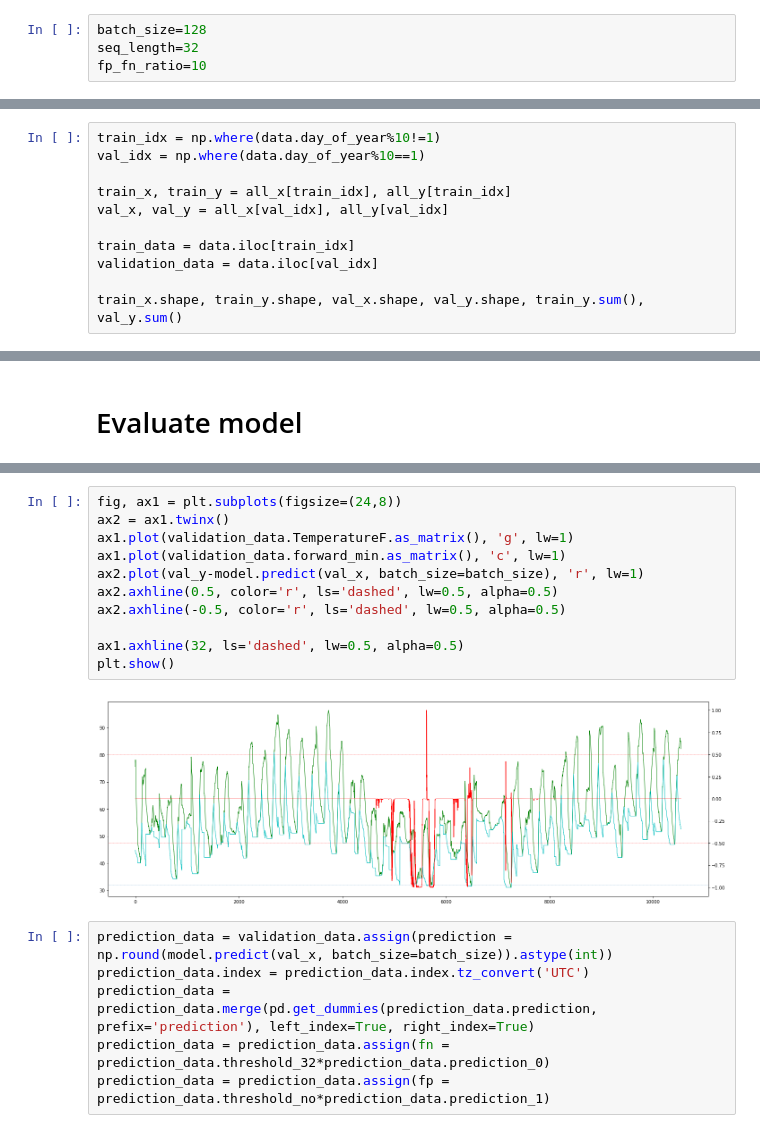
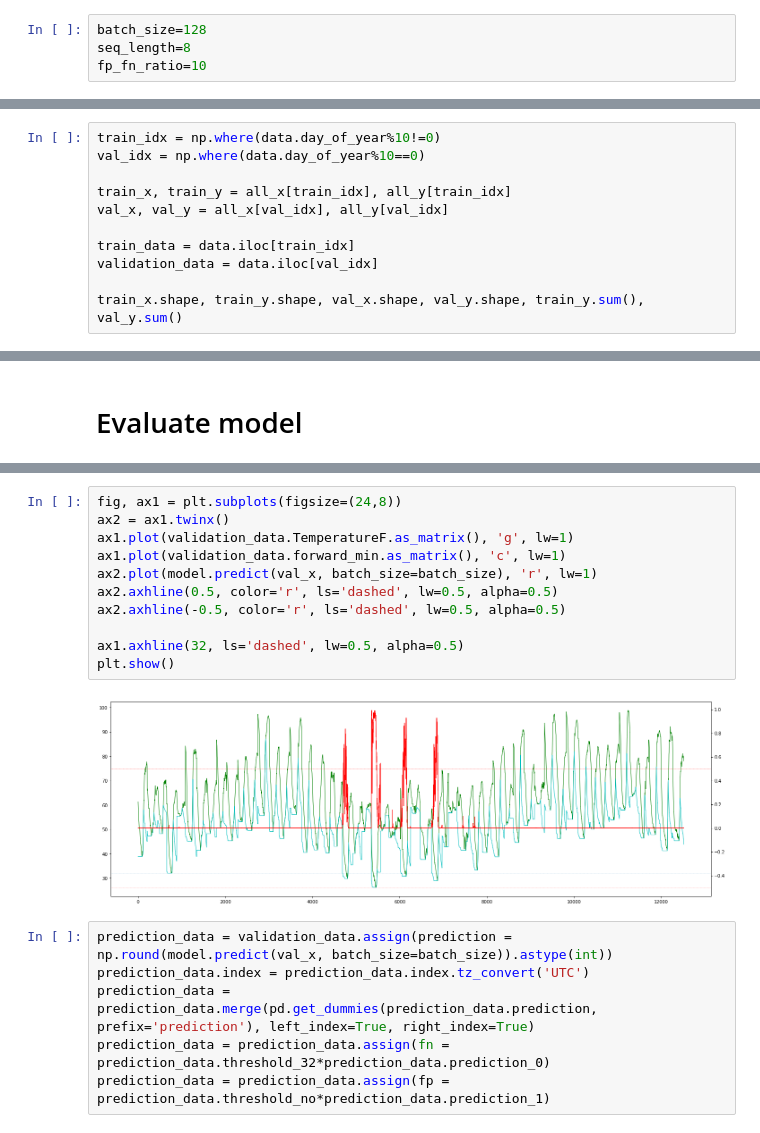
Before and after one commit to CienegaOrchards/Learning, a Jupyter notebook: Weather supplemental data.ipynb, the cells around one changed output, grey strips where cells are left out. Cells and saved outputs as stored; diff of their text form.

```diff
--- a/Weather supplemental data.ipynb
+++ b/Weather supplemental data.ipynb
@@ -23,7 +21,7 @@ Using TensorFlow backend.
 - `fp_fn_ratio` is the relative cost of a false negative over a false postive.  That is, if set to `10`, then *not* turning on the sprinklers when there is a frost is considered to be 10x as bad as turning on the sprinklers when there is no frost.
 # %%
 batch_size=128
-seq_length=32
+seq_length=8
 fp_fn_ratio=10
 # %% [markdown]
 # Historic Data
@@ -153,8 +143,8 @@ all_x = inputs_scaler.fit_transform(all_x.reshape(-1,num_params)).reshape(-1,seq
 
 We want to split the data fairly into train/validation data.  There might be patterns in the day-of-the-week based on activity on the ranch, so I don't want to split on day-of-week and use one weekday for validation.  Using `day-of-year%10` seems to be reasonably fair, then we get some of each weekday in both sets.
 # %%
-train_idx = np.where(data.day_of_year%10!=1)
-val_idx = np.where(data.day_of_year%10==1)
+train_idx = np.where(data.day_of_year%10!=0)
+val_idx = np.where(data.day_of_year%10==0)
 
 train_x, train_y = all_x[train_idx], all_y[train_idx]
 val_x, val_y = all_x[val_idx], all_y[val_idx]
@@ -314,16 +271,16 @@ dict_keys(['lr', 'loss', 'binary_accuracy', 'val_loss', 'val_binary_accuracy'])
 # %%
 fig, ax1 = plt.subplots(figsize=(24,8))
 ax2 = ax1.twinx()
 ax1.plot(validation_data.TemperatureF.as_matrix(), 'g', lw=1)
 ax1.plot(validation_data.forward_min.as_matrix(), 'c', lw=1)
-ax2.plot(val_y-model.predict(val_x, batch_size=batch_size), 'r', lw=1)
+ax2.plot(model.predict(val_x, batch_size=batch_size), 'r', lw=1)
 ax2.axhline(0.5, color='r', ls='dashed', lw=0.5, alpha=0.5)
 ax2.axhline(-0.5, color='r', ls='dashed', lw=0.5, alpha=0.5)
 
 ax1.axhline(32, ls='dashed', lw=0.5, alpha=0.5)
 plt.show()
 # %% [output]
-[figure, old version]
+[figure, new version]
 # %%
 prediction_data = validation_data.assign(prediction = np.round(model.predict(val_x, batch_size=batch_size)).astype(int))
 prediction_data.index = prediction_data.index.tz_convert('UTC')
```
Also changed, not shown: parts of 10 cells of this notebook.
